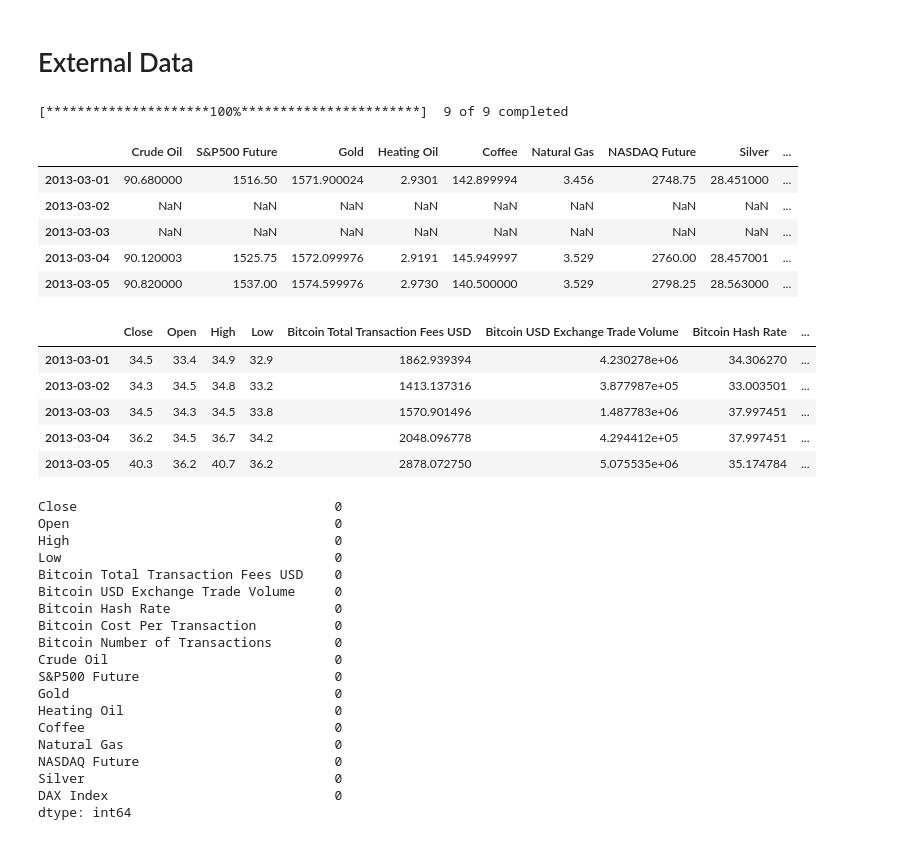
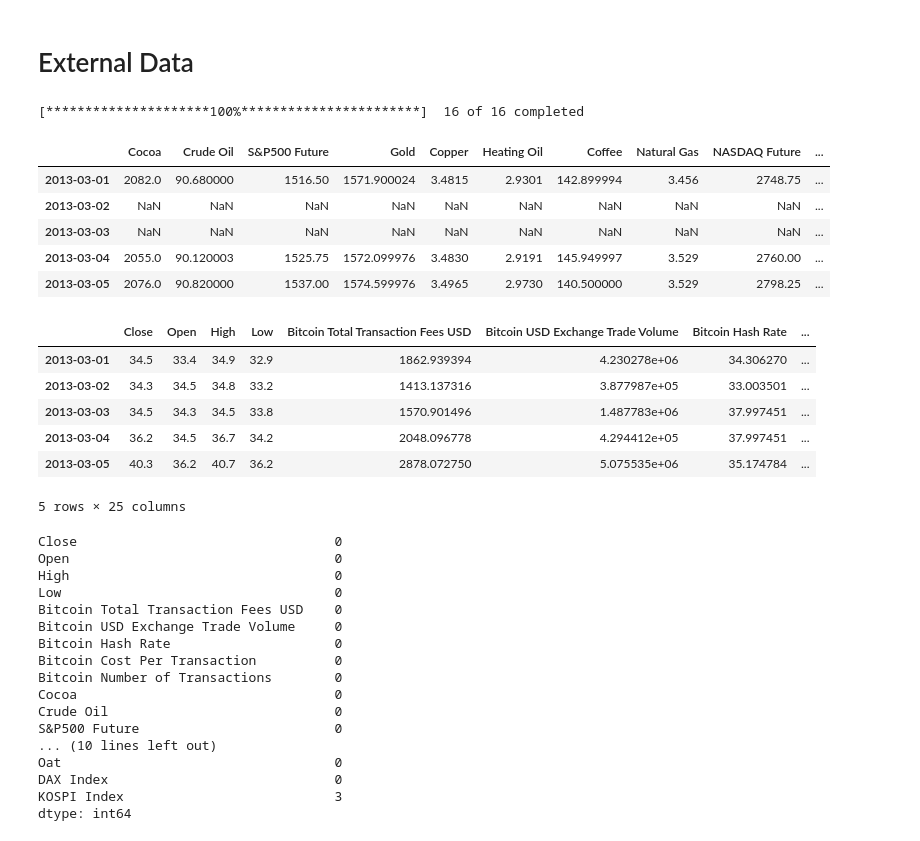
Before and after one commit to IgorTrevelin/MBA_TCC, a Jupyter notebook: data.ipynb, the cells around one changed output. Cells and saved outputs as stored; diff of their text form; code cells hidden in the pictures.

```diff
--- a/data.ipynb
+++ b/data.ipynb
@@ -68,37 +68,44 @@ blockchain.head()
 # %%
 external_symbols = {
     'CL=F': 'Crude Oil',
     'GC=F': 'Gold',
     'SI=F': 'Silver',
     'HO=F': 'Heating Oil',
     'NG=F': 'Natural Gas',
     'KC=F': 'Coffee',
+    'PL=F': 'Platinum',
+    'PA=F': 'Palladium',
+    'HG=F': 'Copper',
+    'CC=F': 'Cocoa',
+    'SB=F': 'Sugar',
+    'ZO=F': 'Oat',
     'NQ=F': 'NASDAQ Future',
     'ES=F': 'S&P500 Future',
-    '^GDAXI': 'DAX Index'
+    '^GDAXI': 'DAX Index',
+    '^KS11': 'KOSPI Index'
 }
 
 data = {}
 
 ts = yf.download(
     ' '.join(list(external_symbols.keys())),
     start=interval[0].strftime('%Y-%m-%d'),
     end=interval[1].strftime('%Y-%m-%d'),
     threads=True,
 )
 
 ts = ts.reindex(index)
 external = ts.loc[:, 'Close'].copy()
 external.rename(columns=external_symbols, inplace=True)
 external.head()
 # %% [output]
-[*********************100%***********************]  9 of 9 completed
+[*********************100%***********************]  16 of 16 completed
-|  | Crude Oil | S&P500 Future | Gold | Heating Oil | Coffee | Natural Gas | NASDAQ Future | Silver | ... |
-| 2013-03-01 | 90.680000 | 1516.50 | 1571.900024 | 2.9301 | 142.899994 | 3.456 | 2748.75 | 28.451000 | ... |
-| 2013-03-02 | NaN | NaN | NaN | NaN | NaN | NaN | NaN | NaN | ... |
-| 2013-03-03 | NaN | NaN | NaN | NaN | NaN | NaN | NaN | NaN | ... |
-| 2013-03-04 | 90.120003 | 1525.75 | 1572.099976 | 2.9191 | 145.949997 | 3.529 | 2760.00 | 28.457001 | ... |
-| 2013-03-05 | 90.820000 | 1537.00 | 1574.599976 | 2.9730 | 140.500000 | 3.529 | 2798.25 | 28.563000 | ... |
+|  | Cocoa | Crude Oil | S&P500 Future | Gold | Copper | Heating Oil | Coffee | Natural Gas | NASDAQ Future | ... |
+| 2013-03-01 | 2082.0 | 90.680000 | 1516.50 | 1571.900024 | 3.4815 | 2.9301 | 142.899994 | 3.456 | 2748.75 | ... |
+| 2013-03-02 | NaN | NaN | NaN | NaN | NaN | NaN | NaN | NaN | NaN | ... |
+| 2013-03-03 | NaN | NaN | NaN | NaN | NaN | NaN | NaN | NaN | NaN | ... |
+| 2013-03-04 | 2055.0 | 90.120003 | 1525.75 | 1572.099976 | 3.4830 | 2.9191 | 145.949997 | 3.529 | 2760.00 | ... |
+| 2013-03-05 | 2076.0 | 90.820000 | 1537.00 | 1574.599976 | 3.4965 | 2.9730 | 140.500000 | 3.529 | 2798.25 | ... |
 # %%
 dataset = pd.concat((btc, blockchain, external), axis=1)
 dataset = dataset.reindex(index)
@@ -111,6 +118,7 @@ dataset.head()
 | 2013-03-03 | 34.5 | 34.3 | 34.5 | 33.8 | 1570.901496 | 1.487783e+06 | 37.997451 | ... |
 | 2013-03-04 | 36.2 | 34.5 | 36.7 | 34.2 | 2048.096778 | 4.294412e+05 | 37.997451 | ... |
 | 2013-03-05 | 40.3 | 36.2 | 40.7 | 36.2 | 2878.072750 | 5.075535e+06 | 35.174784 | ... |
+5 rows × 25 columns
 # %%
 dataset.isnull().sum()
 # %% [output]
@@ -123,15 +131,13 @@ Bitcoin USD Exchange Trade Volume     0
 Bitcoin Hash Rate                     0
 Bitcoin Cost Per Transaction          0
 Bitcoin Number of Transactions        0
+Cocoa                                 0
 Crude Oil                             0
 S&P500 Future                         0
-Gold                                  0
-Heating Oil                           0
-Coffee                                0
-Natural Gas                           0
-NASDAQ Future                         0
-Silver                                0
+... (10 lines left out)
+Oat                                   0
 DAX Index                             0
+KOSPI Index                           3
 dtype: int64
 # %%
 dataset.to_csv('dataset.csv')
```
Also changed, not shown: 19 other files.
